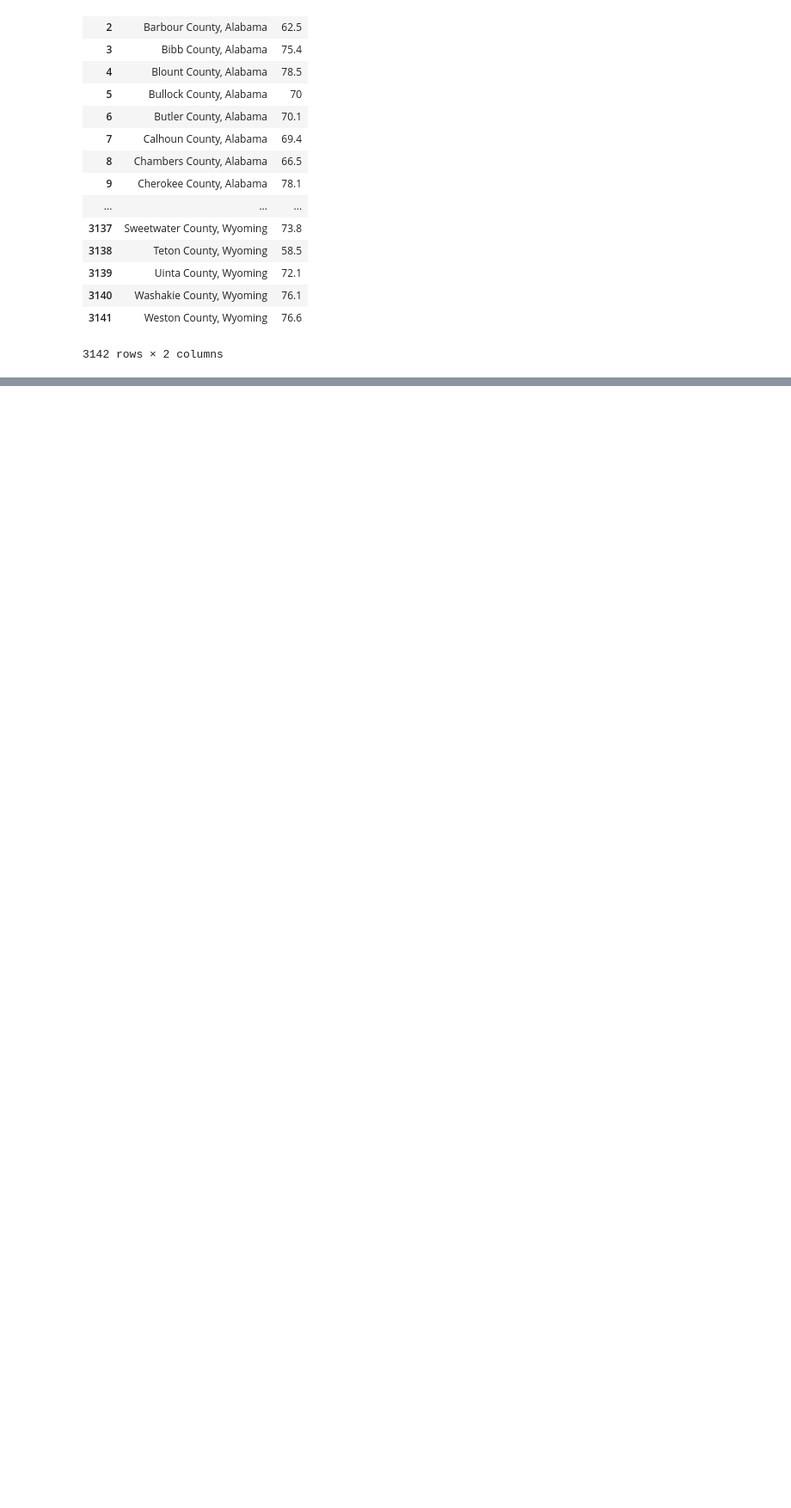
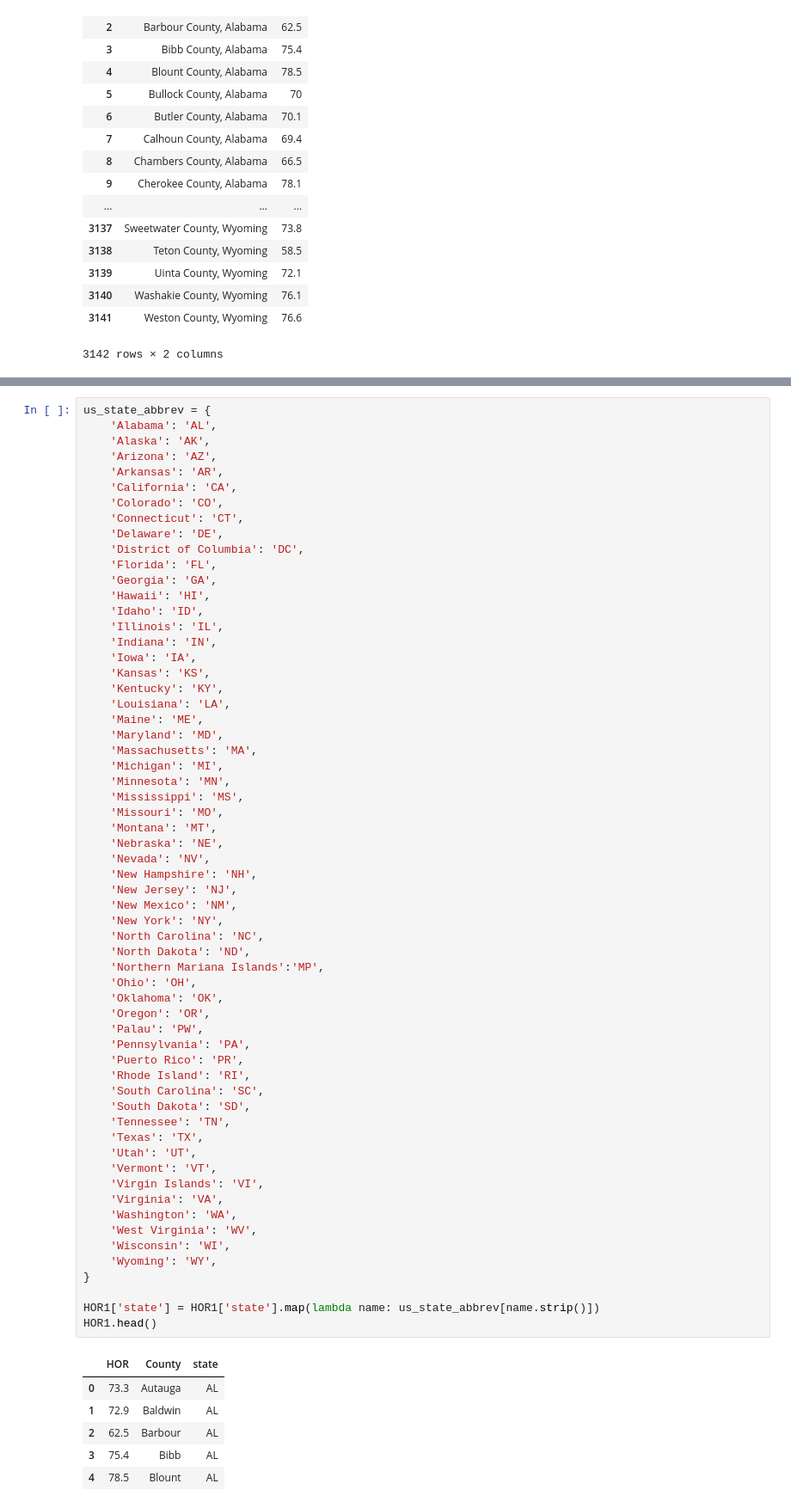
Before and after one commit to natashacrosby/Project_1, a Jupyter notebook: Homeownership_ACS.ipynb, the cells around one changed output, grey strips where cells are left out. Shown at 86% size. Saved outputs shown, nothing was run; the diff lists cells and outputs as text; blank space fills up the shorter version.

```diff
--- a/Homeownership_ACS.ipynb
+++ b/Homeownership_ACS.ipynb
@@ -76,0 +100,68 @@ HOR
+# %%
+us_state_abbrev = {
+    'Alabama': 'AL',
+    'Alaska': 'AK',
+    'Arizona': 'AZ',
+    'Arkansas': 'AR',
+    'California': 'CA',
+    'Colorado': 'CO',
+    'Connecticut': 'CT',
+    'Delaware': 'DE',
+    'District of Columbia': 'DC',
+    'Florida': 'FL',
+    'Georgia': 'GA',
+    'Hawaii': 'HI',
+    'Idaho': 'ID',
+    'Illinois': 'IL',
+    'Indiana': 'IN',
+    'Iowa': 'IA',
+    'Kansas': 'KS',
+    'Kentucky': 'KY',
+    'Louisiana': 'LA',
+    'Maine': 'ME',
+    'Maryland': 'MD',
+    'Massachusetts': 'MA',
+    'Michigan': 'MI',
+    'Minnesota': 'MN',
+    'Mississippi': 'MS',
+    'Missouri': 'MO',
+    'Montana': 'MT',
+    'Nebraska': 'NE',
+    'Nevada': 'NV',
+    'New Hampshire': 'NH',
+    'New Jersey': 'NJ',
+    'New Mexico': 'NM',
+    'New York': 'NY',
+    'North Carolina': 'NC',
+    'North Dakota': 'ND',
+    'Northern Mariana Islands':'MP',
+    'Ohio': 'OH',
+    'Oklahoma': 'OK',
+    'Oregon': 'OR',
+    'Palau': 'PW',
+    'Pennsylvania': 'PA',
+    'Puerto Rico': 'PR',
+    'Rhode Island': 'RI',
+    'South Carolina': 'SC',
+    'South Dakota': 'SD',
+    'Tennessee': 'TN',
+    'Texas': 'TX',
+    'Utah': 'UT',
+    'Vermont': 'VT',
+    'Virgin Islands': 'VI',
+    'Virginia': 'VA',
+    'Washington': 'WA',
+    'West Virginia': 'WV',
+    'Wisconsin': 'WI',
+    'Wyoming': 'WY',
+}
+
+HOR1['state'] = HOR1['state'].map(lambda name: us_state_abbrev[name.strip()])
+HOR1.head()
+# %% [output]
+|  | HOR | County | state |
+| 0 | 73.3 | Autauga | AL |
+| 1 | 72.9 | Baldwin | AL |
+| 2 | 62.5 | Barbour | AL |
+| 3 | 75.4 | Bibb | AL |
+| 4 | 78.5 | Blount | AL |
```
Also changed, not shown: parts of 4 cells of this notebook, 3 other files.
